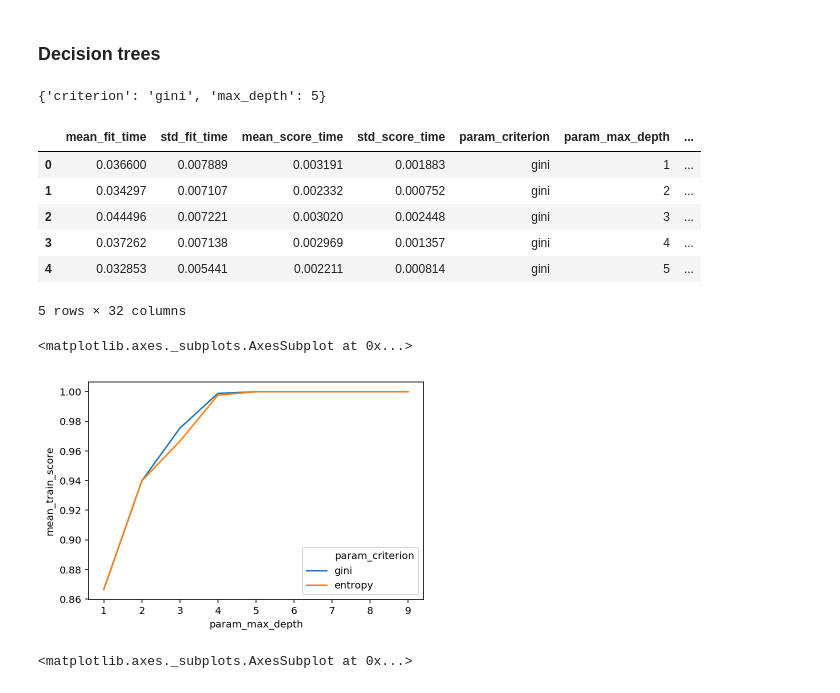
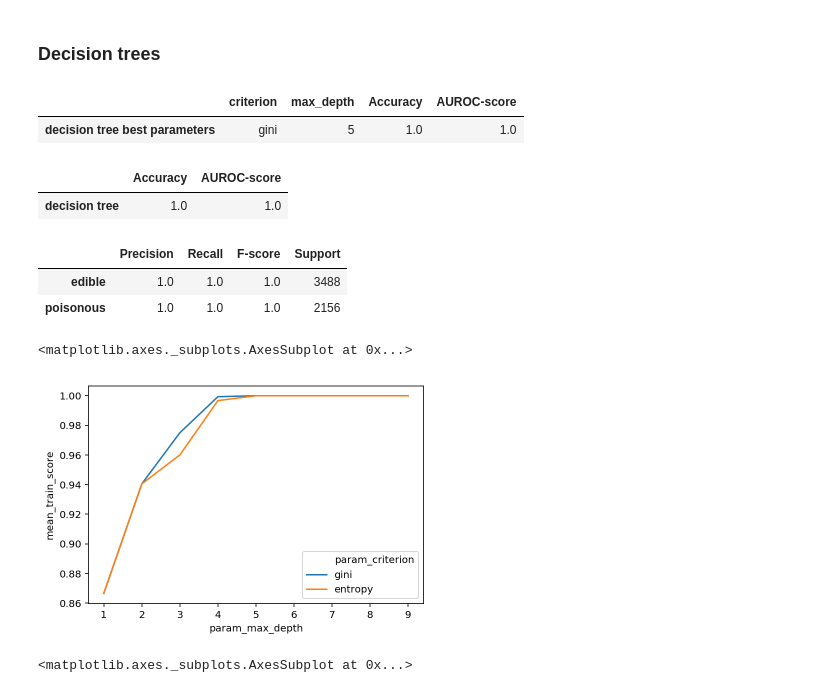
Before and after one commit to sventopia/ML, a Jupyter notebook: A1_1.ipynb, the cells around one changed output. Saved outputs shown, nothing was run; the diff lists cells and outputs as text; code cells hidden in the pictures.

```diff
--- a/A1_1.ipynb
+++ b/A1_1.ipynb
@@ -126,28 +115,62 @@ gs_dt_m = _gridSearchCV(
     param_grid,
     X_std,
     y_enc)
-# %%
-gs_dt_m.best_params_
-# %% [output]
-{'criterion': 'gini', 'max_depth': 5}
-# %%
-cv_res_df_m = pd.DataFrame(gs_dt_m.cv_results_)
-cv_res_df_m.head()
-# %% [output]
-|  | mean_fit_time | std_fit_time | mean_score_time | std_score_time | param_criterion | param_max_depth | ... |
-| 0 | 0.036600 | 0.007889 | 0.003191 | 0.001883 | gini | 1 | ... |
-| 1 | 0.034297 | 0.007107 | 0.002332 | 0.000752 | gini | 2 | ... |
-| 2 | 0.044496 | 0.007221 | 0.003020 | 0.002448 | gini | 3 | ... |
-| 3 | 0.037262 | 0.007138 | 0.002969 | 0.001357 | gini | 4 | ... |
-| 4 | 0.032853 | 0.005441 | 0.002211 | 0.000814 | gini | 5 | ... |
-5 rows × 32 columns
+# %%
+#Save the metrics
+params = gs_dt_m.best_params_
+gs_dt_m_res = pd.DataFrame(gs_dt_m.cv_results_)
+
+dt_y_pred_m = gs_dt_m.predict(X_std)
+
+dt_accuracy_m = metrics.accuracy_score(y_enc, y_pred_m)
+dt_AUROC_m = gs_dt_m.score(X_std, y_enc)
+dt_confusion_mat_m= metrics.confusion_matrix(y_enc, y_pred_m)
+dt_prfs_m = metrics.precision_recall_fscore_support(y_enc, y_pred_m)
+
+dt_confusion_mat_frac_m = dt_confusion_mat_m / dt_prfs_m[3].sum()
+
+params_dt_m = pd.DataFrame(
+    gs_dt_m.best_params_,
+    index=['decision tree best parameters']
+)
+gen_res_dt_m = pd.DataFrame(
+    {'Accuracy': dt_accuracy_m,
+     'AUROC-score': dt_AUROC_m
+    },
+    index=['decision tree']
+)
+class_res_dt_m = pd.DataFrame(
+     {'Precision': dt_prfs_m[0],
+     'Recall': dt_prfs_m[1],
+     'F-score': dt_prfs_m[2],
+     'Support': dt_prfs_m[3]
+     },
+    index=['edible','poisonous']
+)
+# %%
+params_dt_m
+# %% [output]
+|  | criterion | max_depth | Accuracy | AUROC-score |
+| decision tree best parameters | gini | 5 | 1.0 | 1.0 |
+# %%
+gen_res_dt_m
+# %% [output]
+|  | Accuracy | AUROC-score |
+| decision tree | 1.0 | 1.0 |
+# %%
+class_res_dt_m
+# %% [output]
+|  | Precision | Recall | F-score | Support |
+| edible | 1.0 | 1.0 | 1.0 | 3488 |
+| poisonous | 1.0 | 1.0 | 1.0 | 2156 |
 # %%
+#learning curve
 sns.lineplot(
     x='param_max_depth',
     y='mean_train_score',
     hue='param_criterion',
-    data=cv_res_df_m)
+    data=gs_dt_m_res)
 # %% [output]
 <matplotlib.axes._subplots.AxesSubplot at 0x...>
-[figure, old version]
+[figure, new version]
 # %%
```
Also changed, not shown: parts of 21 cells of this notebook.
